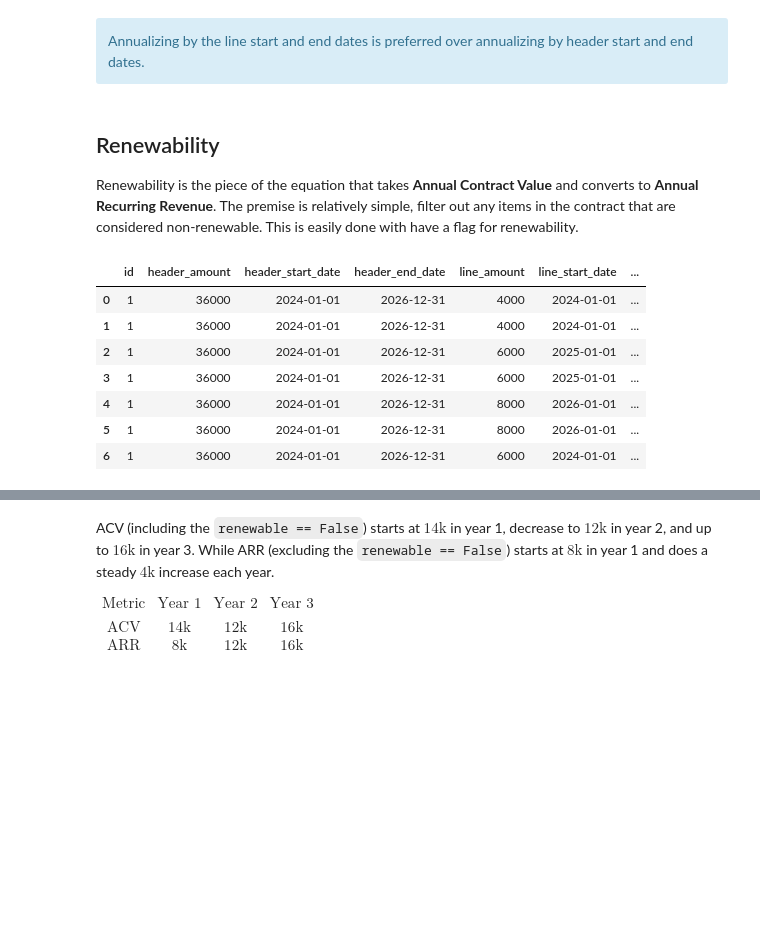
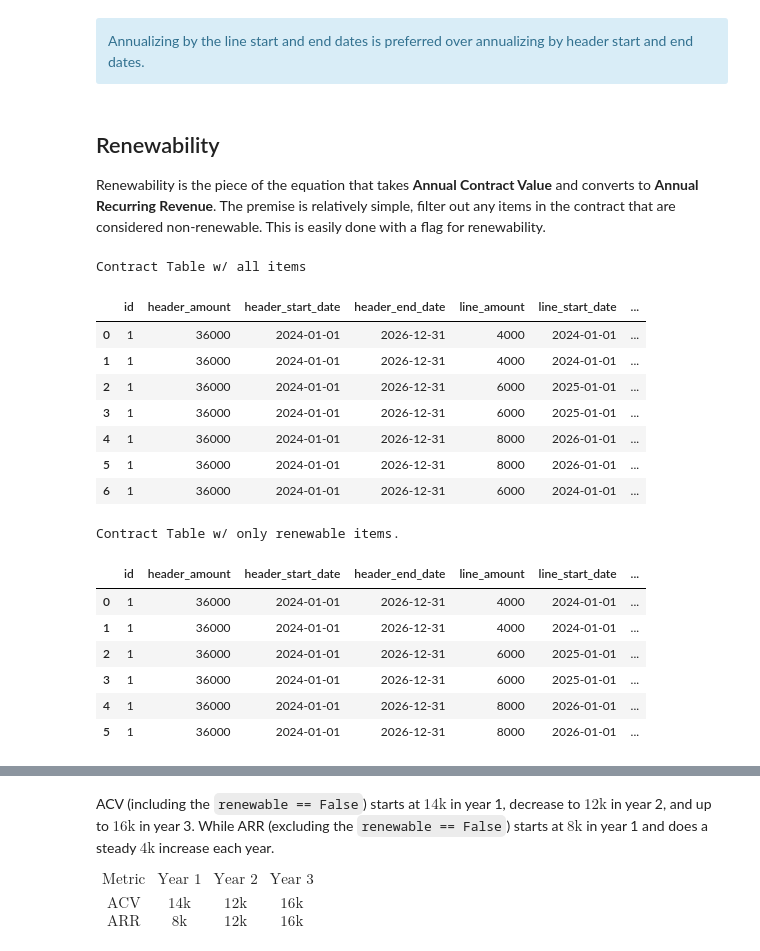
Before and after one commit to Curts0/arr_data_professional, a Jupyter notebook: basics.ipynb, the cells around one changed output, grey strips where cells are left out. Drawn from its saved outputs; the diff is of its cells as text; code cells hidden in the pictures; blank space fills up the shorter version.

```diff
--- a/arr.ipynb
+++ b/basics.ipynb
@@ -813,33 +814,47 @@ Annualizing by the line start and end dates is preferred over annualizing by hea
 # %% [markdown]
 ## Renewability
 
-Renewability is the piece of the equation that takes **Annual Contract Value** and converts to **Annual Recurring Revenue**. The premise is relatively simple, filter out any items in the contract that are considered non-renewable. This is easily done with have a flag for renewability.
+Renewability is the piece of the equation that takes **Annual Contract Value** and converts to **Annual Recurring Revenue**. The premise is relatively simple, filter out any items in the contract that are considered non-renewable. This is easily done with a flag for renewability.
 # %%
 ramp_w_onboarding = Contract(
     1,
     ContractHeader(36_000, date(2024, 1, 1), date(2026, 12, 31)),
     [
         ContractLine(4_000, date(2024, 1, 1), date(2024, 12, 31), 1, True),
         ContractLine(4_000, date(2024, 1, 1), date(2024, 12, 31), 2, True),
         ContractLine(6_000, date(2025, 1, 1), date(2025, 12, 31), 1, True),
         ContractLine(6_000, date(2025, 1, 1), date(2025, 12, 31), 2, True),
         ContractLine(8_000, date(2026, 1, 1), date(2026, 12, 31), 1, True),
         ContractLine(8_000, date(2026, 1, 1), date(2026, 12, 31), 2, True),
         ContractLine(6_000, date(2024, 1, 1), date(2024, 12, 31), 3, False),
     ],
 )
 
 df = build_contracts_table([ramp_w_onboarding])
-df
+
+print("Contract Table w/ all items")
+display(df)
+
+print("Contract Table w/ only renewable items.")
+display(df[df['renewable'] == True])
 # %% [output]
+Contract Table w/ all items
 |  | id | header_amount | header_start_date | header_end_date | line_amount | line_start_date | ... |
 | 0 | 1 | 36000 | 2024-01-01 | 2026-12-31 | 4000 | 2024-01-01 | ... |
 | 1 | 1 | 36000 | 2024-01-01 | 2026-12-31 | 4000 | 2024-01-01 | ... |
 | 2 | 1 | 36000 | 2024-01-01 | 2026-12-31 | 6000 | 2025-01-01 | ... |
 | 3 | 1 | 36000 | 2024-01-01 | 2026-12-31 | 6000 | 2025-01-01 | ... |
 | 4 | 1 | 36000 | 2024-01-01 | 2026-12-31 | 8000 | 2026-01-01 | ... |
 | 5 | 1 | 36000 | 2024-01-01 | 2026-12-31 | 8000 | 2026-01-01 | ... |
 | 6 | 1 | 36000 | 2024-01-01 | 2026-12-31 | 6000 | 2024-01-01 | ... |
+Contract Table w/ only renewable items.
+|  | id | header_amount | header_start_date | header_end_date | line_amount | line_start_date | ... |
+| 0 | 1 | 36000 | 2024-01-01 | 2026-12-31 | 4000 | 2024-01-01 | ... |
+| 1 | 1 | 36000 | 2024-01-01 | 2026-12-31 | 4000 | 2024-01-01 | ... |
+| 2 | 1 | 36000 | 2024-01-01 | 2026-12-31 | 6000 | 2025-01-01 | ... |
+| 3 | 1 | 36000 | 2024-01-01 | 2026-12-31 | 6000 | 2025-01-01 | ... |
+| 4 | 1 | 36000 | 2024-01-01 | 2026-12-31 | 8000 | 2026-01-01 | ... |
+| 5 | 1 | 36000 | 2024-01-01 | 2026-12-31 | 8000 | 2026-01-01 | ... |
 # %%
 acv_table = build_acv_table([ramp_w_onboarding])
 
```
Also changed, not shown: parts of 7 cells of this notebook, 2 other files.
